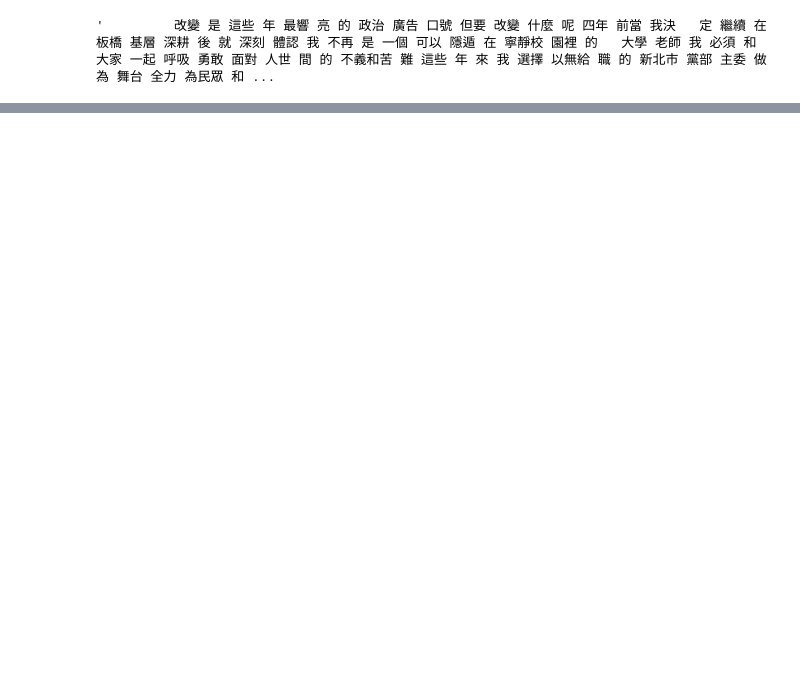
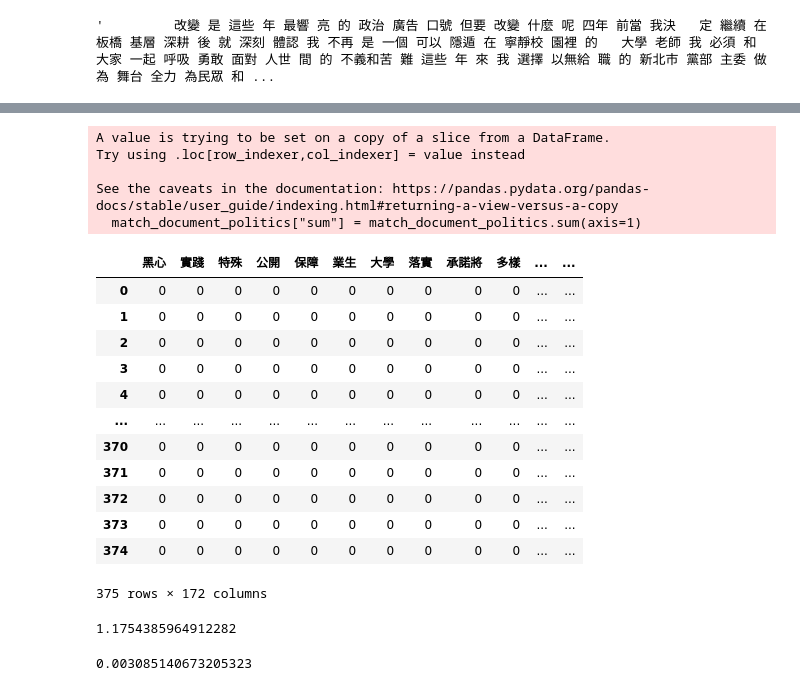
Before and after one commit to binying-lu/-2021-Politics-and-information, a Jupyter notebook: HW 0412/Banqiao_Lo.ipynb, the cells around one changed output, grey strips where cells are left out. Saved outputs shown, nothing was run; the diff lists cells and outputs as text; code cells hidden in the pictures; blank space fills up the shorter version.

```diff
--- a/HW 0412/Banqiao_Lo.ipynb
+++ b/HW 0412/Banqiao_Lo.ipynb
@@ -357,0 +500,30 @@ Counter({'一秒': 1,
+# %%
+match_document_politics["sum"] = match_document_politics.sum(axis=1)
+match_document_politics
+# %% [output]
+A value is trying to be set on a copy of a slice from a DataFrame.
+Try using .loc[row_indexer,col_indexer] = value instead
+
+See the caveats in the documentation: https://pandas.pydata.org/pandas-docs/stable/user_guide/indexing.html#returning-a-view-versus-a-copy
+  match_document_politics["sum"] = match_document_politics.sum(axis=1)
+|  | 黑心 | 實踐 | 特殊 | 公開 | 保障 | 業生 | 大學 | 落實 | 承諾將 | 多樣 | ... | ... |
+| 0 | 0 | 0 | 0 | 0 | 0 | 0 | 0 | 0 | 0 | 0 | ... | ... |
+| 1 | 0 | 0 | 0 | 0 | 0 | 0 | 0 | 0 | 0 | 0 | ... | ... |
+| 2 | 0 | 0 | 0 | 0 | 0 | 0 | 0 | 0 | 0 | 0 | ... | ... |
+| 3 | 0 | 0 | 0 | 0 | 0 | 0 | 0 | 0 | 0 | 0 | ... | ... |
+| 4 | 0 | 0 | 0 | 0 | 0 | 0 | 0 | 0 | 0 | 0 | ... | ... |
+| ... | ... | ... | ... | ... | ... | ... | ... | ... | ... | ... | ... | ... |
+| 370 | 0 | 0 | 0 | 0 | 0 | 0 | 0 | 0 | 0 | 0 | ... | ... |
+| 371 | 0 | 0 | 0 | 0 | 0 | 0 | 0 | 0 | 0 | 0 | ... | ... |
+| 372 | 0 | 0 | 0 | 0 | 0 | 0 | 0 | 0 | 0 | 0 | ... | ... |
+| 373 | 0 | 0 | 0 | 0 | 0 | 0 | 0 | 0 | 0 | 0 | ... | ... |
+| 374 | 0 | 0 | 0 | 0 | 0 | 0 | 0 | 0 | 0 | 0 | ... | ... |
+375 rows × 172 columns
+# %%
+sum(match_document_politics['sum'].tolist()) / len(match_column) #平均一個詞 375篇中會有1篇有包含政策相關的
+# %% [output]
+1.1754385964912282
+# %%
+sum(match_document_politics['sum'].tolist()) / len(match_column) /len(temp) # 相關度0.3%
+# %% [output]
+0.003085140673205323
```
Also changed, not shown: parts of 16 cells of this notebook, 5 other files.
